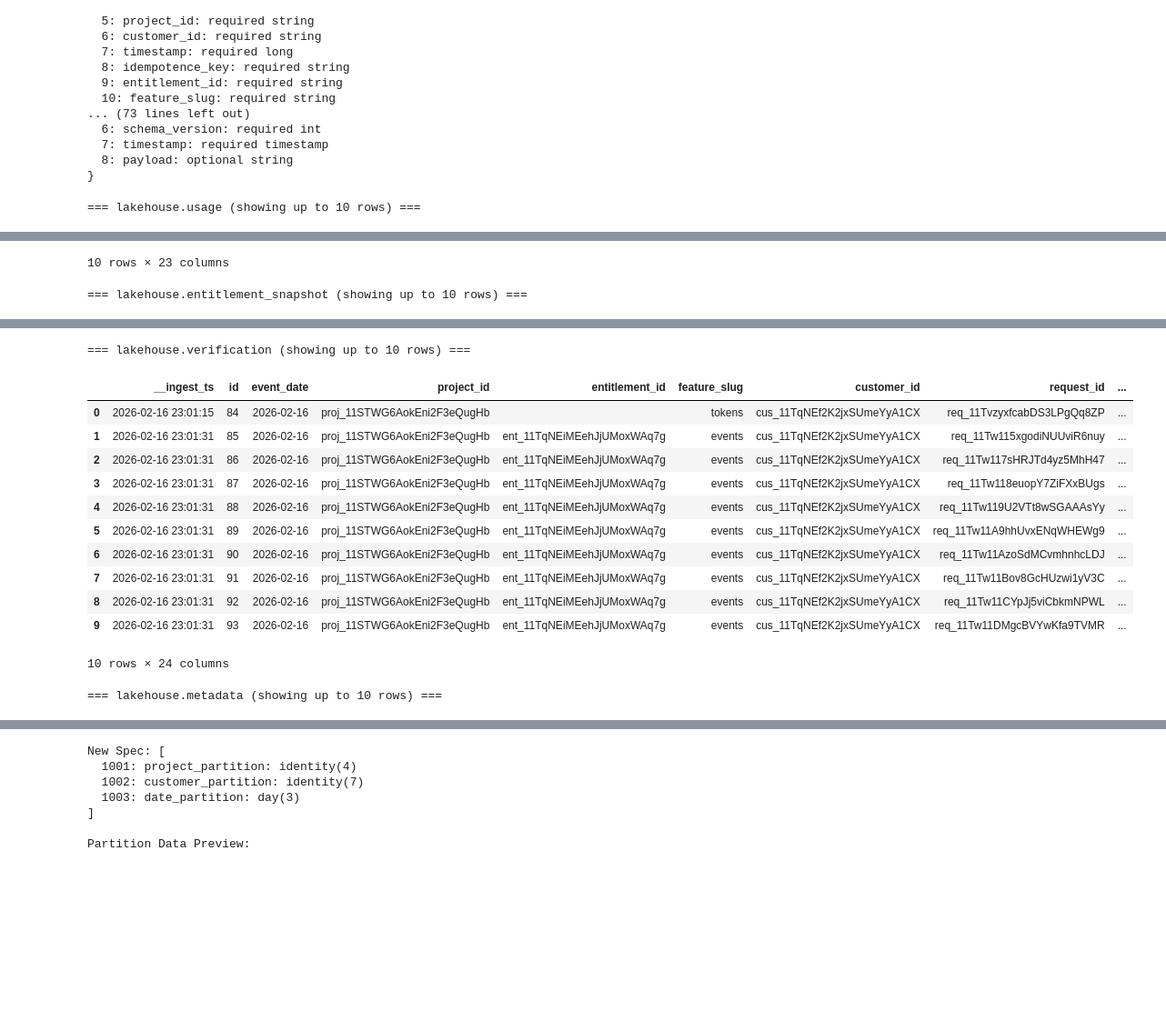
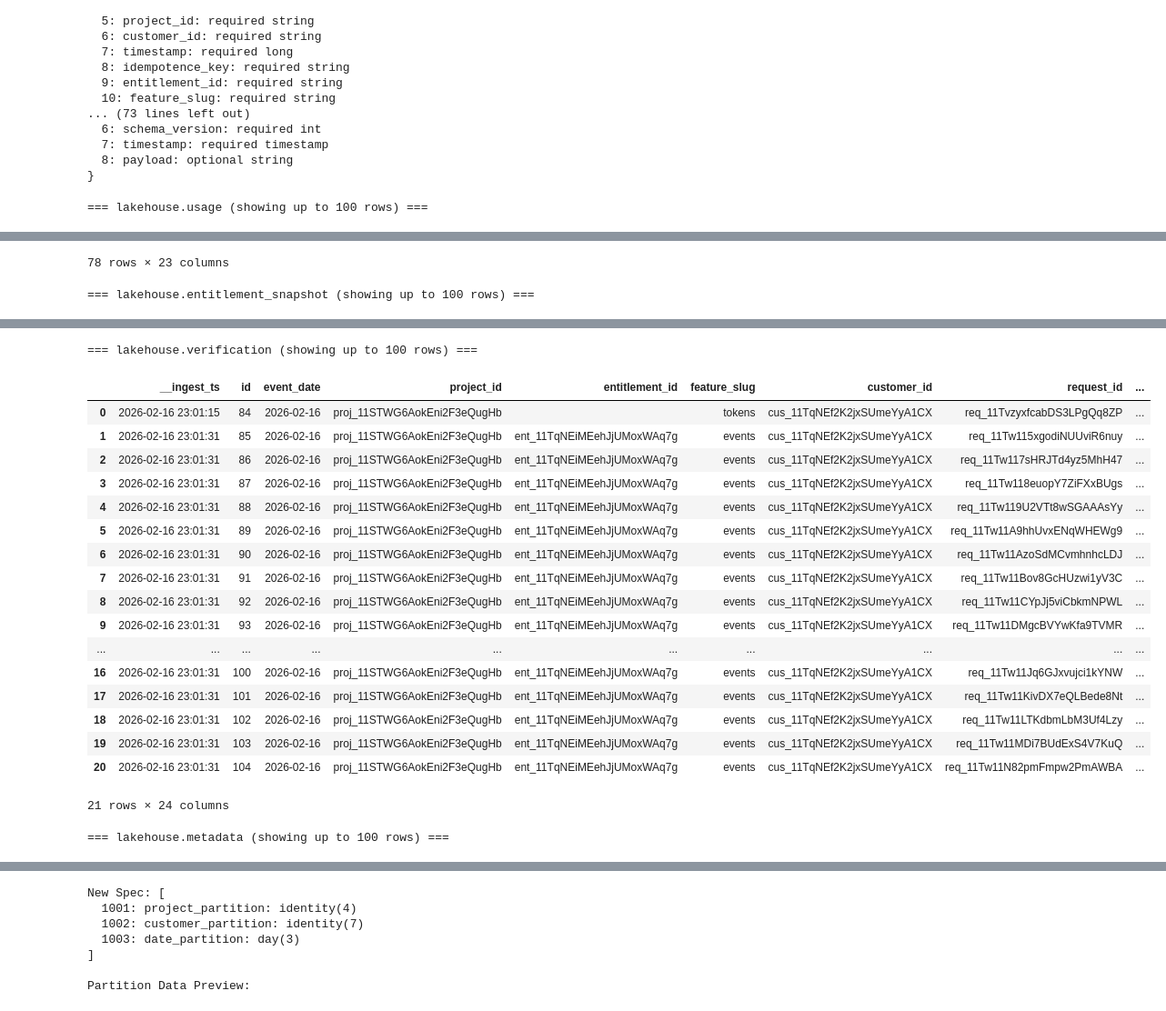
Before and after one commit to Abaso007/builderai, a Jupyter notebook: internal/lakehouse/lakehouse.ipynb, the cells around one changed output, grey strips where cells are left out. Shown at 91% size. Cells and saved outputs as stored; diff of their text form; code cells hidden in the pictures; blank space fills up the shorter version.

```diff
--- a/internal/lakehouse/lakehouse.ipynb
+++ b/internal/lakehouse/lakehouse.ipynb
@@ -77,7 +77,7 @@ table {
 import pandas as pd
 
 tables = catalog.list_tables(namespace='lakehouse')
-MAX_ROWS = 10  # rows to show per table
+MAX_ROWS = 100  # rows to show per table
 
 for table_id in tables:
     name = f"{table_id[0]}.{table_id[1]}"
@@ -90,7 +90,7 @@ for table_id in tables:
     else:
         display(df)
 # %% [output]
-=== lakehouse.usage (showing up to 10 rows) ===
+=== lakehouse.usage (showing up to 100 rows) ===
 |  | __ingest_ts | id | event_date | request_id | project_id | customer_id | timestamp | idempotence_key | ... |
 | 0 | 2026-02-16 23:03:42 | 01KHMB3XT4WX0D10AC3VM958FG | 2026-02-16 | req_11Tw1B1uPRMfNX4suZXUx9 | proj_11STWG6AokEni2F3eQugHb | cus_11TqNEDJVe8iPXHccWpZgK | 1771283019584 | 123e4567-e89b-12d3-a456-426614174... | ... |
 | 1 | 2026-02-16 23:03:42 | 01KHMB3XM0D3QCBM8APA4KWQDT | 2026-02-16 | req_11Tw1B14HgD7CTbLrPpnq6 | proj_11STWG6AokEni2F3eQugHb | cus_11TqNEDJVe8iPXHccWpZgK | 1771283019386 | 123e4567-e89b-12d3-a456-426614174... | ... |
@@ -105,22 +106,28 @@ for table_id in tables:
-10 rows × 23 columns
+78 rows × 23 columns
-=== lakehouse.entitlement_snapshot (showing up to 10 rows) ===
+=== lakehouse.entitlement_snapshot (showing up to 100 rows) ===
 |  | __ingest_ts | id | event_date | project_id | customer_id | schema_version | timestamp | feature_slug | ... |
 | 0 | 2026-02-16 23:03:27 | ent_11TqNEG4SP8upafpUEmiqK | 2026-02-13 | proj_11STWG6AokEni2F3eQugHb | cus_11TqNEDJVe8iPXHccWpZgK | 1 | 2026-02-13 23:36:12.951 | events | ... |
 | 1 | 2026-02-16 23:04:05 | ent_11TqNEG2TKdxSGY6hW66MW | 2026-02-13 | proj_11STWG6AokEni2F3eQugHb | cus_11TqNEDJVe8iPXHccWpZgK | 1 | 2026-02-13 23:36:12.943 | customers | ... |
-=== lakehouse.verification (showing up to 10 rows) ===
+=== lakehouse.verification (showing up to 100 rows) ===
 |  | __ingest_ts | id | event_date | project_id | entitlement_id | feature_slug | customer_id | request_id | ... |
 | 0 | 2026-02-16 23:01:15 | 84 | 2026-02-16 | proj_11STWG6AokEni2F3eQugHb |  | tokens | cus_11TqNEf2K2jxSUmeYyA1CX | req_11TvzyxfcabDS3LPgQq8ZP | ... |
 | 1 | 2026-02-16 23:01:31 | 85 | 2026-02-16 | proj_11STWG6AokEni2F3eQugHb | ent_11TqNEiMEehJjUMoxWAq7g | events | cus_11TqNEf2K2jxSUmeYyA1CX | req_11Tw115xgodiNUUviR6nuy | ... |
 | 2 | 2026-02-16 23:01:31 | 86 | 2026-02-16 | proj_11STWG6AokEni2F3eQugHb | ent_11TqNEiMEehJjUMoxWAq7g | events | cus_11TqNEf2K2jxSUmeYyA1CX | req_11Tw117sHRJTd4yz5MhH47 | ... |
 | 3 | 2026-02-16 23:01:31 | 87 | 2026-02-16 | proj_11STWG6AokEni2F3eQugHb | ent_11TqNEiMEehJjUMoxWAq7g | events | cus_11TqNEf2K2jxSUmeYyA1CX | req_11Tw118euopY7ZiFXxBUgs | ... |
 | 4 | 2026-02-16 23:01:31 | 88 | 2026-02-16 | proj_11STWG6AokEni2F3eQugHb | ent_11TqNEiMEehJjUMoxWAq7g | events | cus_11TqNEf2K2jxSUmeYyA1CX | req_11Tw119U2VTt8wSGAAAsYy | ... |
 | 5 | 2026-02-16 23:01:31 | 89 | 2026-02-16 | proj_11STWG6AokEni2F3eQugHb | ent_11TqNEiMEehJjUMoxWAq7g | events | cus_11TqNEf2K2jxSUmeYyA1CX | req_11Tw11A9hhUvxENqWHEWg9 | ... |
 | 6 | 2026-02-16 23:01:31 | 90 | 2026-02-16 | proj_11STWG6AokEni2F3eQugHb | ent_11TqNEiMEehJjUMoxWAq7g | events | cus_11TqNEf2K2jxSUmeYyA1CX | req_11Tw11AzoSdMCvmhnhcLDJ | ... |
 | 7 | 2026-02-16 23:01:31 | 91 | 2026-02-16 | proj_11STWG6AokEni2F3eQugHb | ent_11TqNEiMEehJjUMoxWAq7g | events | cus_11TqNEf2K2jxSUmeYyA1CX | req_11Tw11Bov8GcHUzwi1yV3C | ... |
 | 8 | 2026-02-16 23:01:31 | 92 | 2026-02-16 | proj_11STWG6AokEni2F3eQugHb | ent_11TqNEiMEehJjUMoxWAq7g | events | cus_11TqNEf2K2jxSUmeYyA1CX | req_11Tw11CYpJj5viCbkmNPWL | ... |
 | 9 | 2026-02-16 23:01:31 | 93 | 2026-02-16 | proj_11STWG6AokEni2F3eQugHb | ent_11TqNEiMEehJjUMoxWAq7g | events | cus_11TqNEf2K2jxSUmeYyA1CX | req_11Tw11DMgcBVYwKfa9TVMR | ... |
+| ... | ... | ... | ... | ... | ... | ... | ... | ... | ... |
+| 16 | 2026-02-16 23:01:31 | 100 | 2026-02-16 | proj_11STWG6AokEni2F3eQugHb | ent_11TqNEiMEehJjUMoxWAq7g | events | cus_11TqNEf2K2jxSUmeYyA1CX | req_11Tw11Jq6GJxvujci1kYNW | ... |
+| 17 | 2026-02-16 23:01:31 | 101 | 2026-02-16 | proj_11STWG6AokEni2F3eQugHb | ent_11TqNEiMEehJjUMoxWAq7g | events | cus_11TqNEf2K2jxSUmeYyA1CX | req_11Tw11KivDX7eQLBede8Nt | ... |
+| 18 | 2026-02-16 23:01:31 | 102 | 2026-02-16 | proj_11STWG6AokEni2F3eQugHb | ent_11TqNEiMEehJjUMoxWAq7g | events | cus_11TqNEf2K2jxSUmeYyA1CX | req_11Tw11LTKdbmLbM3Uf4Lzy | ... |
+| 19 | 2026-02-16 23:01:31 | 103 | 2026-02-16 | proj_11STWG6AokEni2F3eQugHb | ent_11TqNEiMEehJjUMoxWAq7g | events | cus_11TqNEf2K2jxSUmeYyA1CX | req_11Tw11MDi7BUdExS4V7KuQ | ... |
+| 20 | 2026-02-16 23:01:31 | 104 | 2026-02-16 | proj_11STWG6AokEni2F3eQugHb | ent_11TqNEiMEehJjUMoxWAq7g | events | cus_11TqNEf2K2jxSUmeYyA1CX | req_11Tw11N82pmFmpw2PmAWBA | ... |
-10 rows × 24 columns
+21 rows × 24 columns
-=== lakehouse.metadata (showing up to 10 rows) ===
+=== lakehouse.metadata (showing up to 100 rows) ===
 |  | __ingest_ts | id | event_date | project_id | customer_id | schema_version | timestamp | payload |
 | 0 | 2026-02-16 23:03:27 | 4055494417427953000 | 2026-02-16 | proj_11STWG6AokEni2F3eQugHb | cus_11TqNEDJVe8iPXHccWpZgK | 1 | 2026-02-16 23:03:22.929 | "{\"resourceId\":\"123\",\"resour... |
 | 1 | 2026-02-16 23:01:15 | 4055494417427953000 | 2026-02-16 | proj_11STWG6AokEni2F3eQugHb | cus_11TqNEf2K2jxSUmeYyA1CX | 1 | 2026-02-16 23:01:09.602 | "{\"resourceId\":\"123\",\"resour... |
```
Also changed, not shown: parts of 2 cells of this notebook, 21 other files.
